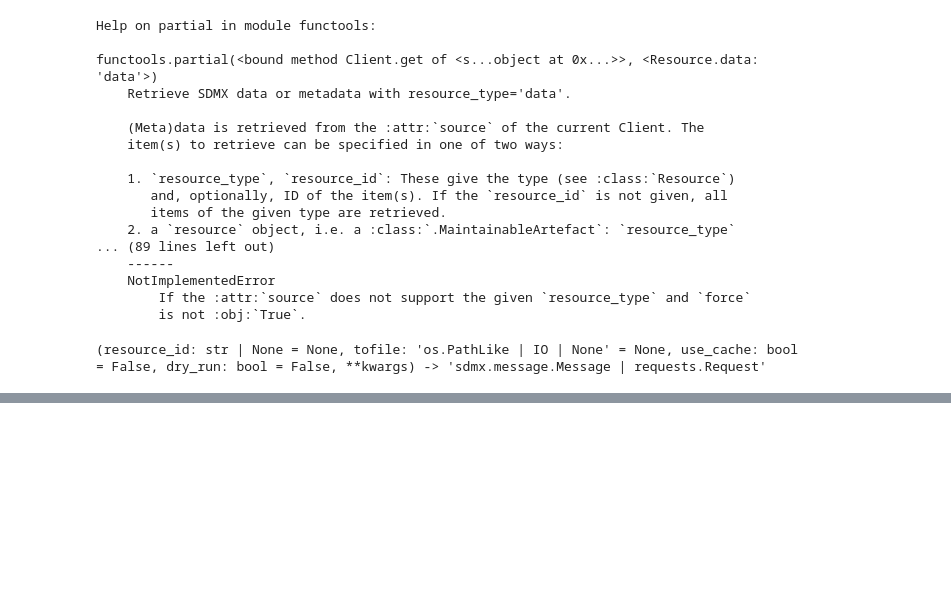
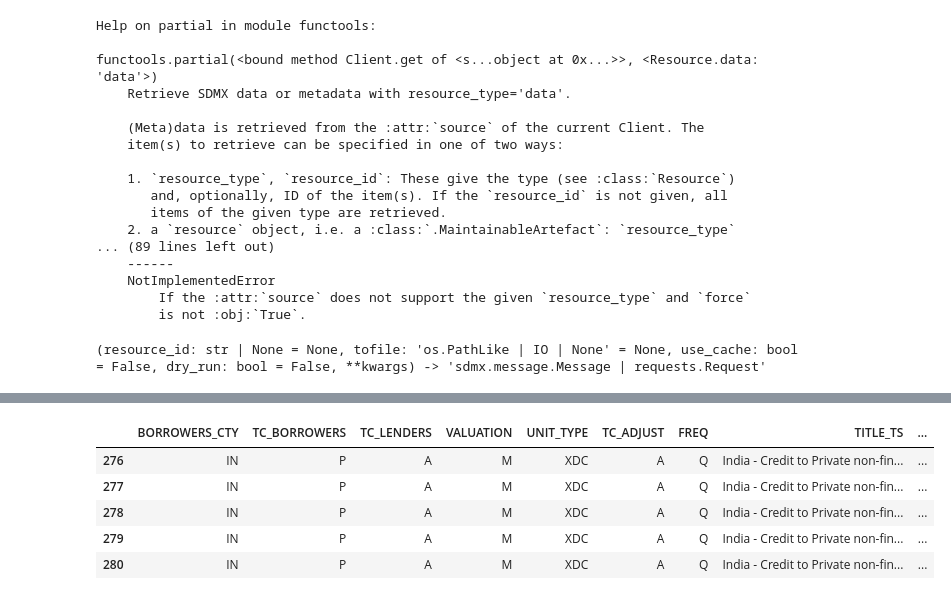
Before and after one commit to suprakashmukherjee/SDMX-Discovery, a Jupyter notebook: notebooks/D4_SDMX_Querying_Data.ipynb, the cells around one changed output, grey strips where cells are left out. Drawn from its saved outputs; the diff is of its cells as text; code cells hidden in the pictures; blank space fills up the shorter version.

```diff
--- a/notebooks/D4_SDMX_Querying_Data.ipynb
+++ b/notebooks/D4_SDMX_Querying_Data.ipynb
@@ -633,0 +686,7 @@ print(inspect.signature(client.data))
+# %%
+response = client.data(
+    resource_id=flow.id,
+    key=query_key
+)
+
+print(type(response))
@@ -633,0 +1113,18 @@ print(inspect.signature(client.data))
+# %%
+# ----------------------------------------------------
+# Example: Domestic Currency Series
+# ----------------------------------------------------
+
+df_inr = df[
+    (df["UNIT_TYPE"] == "XDC") &
+    (df["TC_ADJUST"] == "A")
+]
+
+df_inr.head()
+# %% [output]
+|  | BORROWERS_CTY | TC_BORROWERS | TC_LENDERS | VALUATION | UNIT_TYPE | TC_ADJUST | FREQ | TITLE_TS | ... |
+| 276 | IN | P | A | M | XDC | A | Q | India - Credit to Private non-fin... | ... |
+| 277 | IN | P | A | M | XDC | A | Q | India - Credit to Private non-fin... | ... |
+| 278 | IN | P | A | M | XDC | A | Q | India - Credit to Private non-fin... | ... |
+| 279 | IN | P | A | M | XDC | A | Q | India - Credit to Private non-fin... | ... |
+| 280 | IN | P | A | M | XDC | A | Q | India - Credit to Private non-fin... | ... |
```
Also changed, not shown: parts of 26 cells of this notebook.
